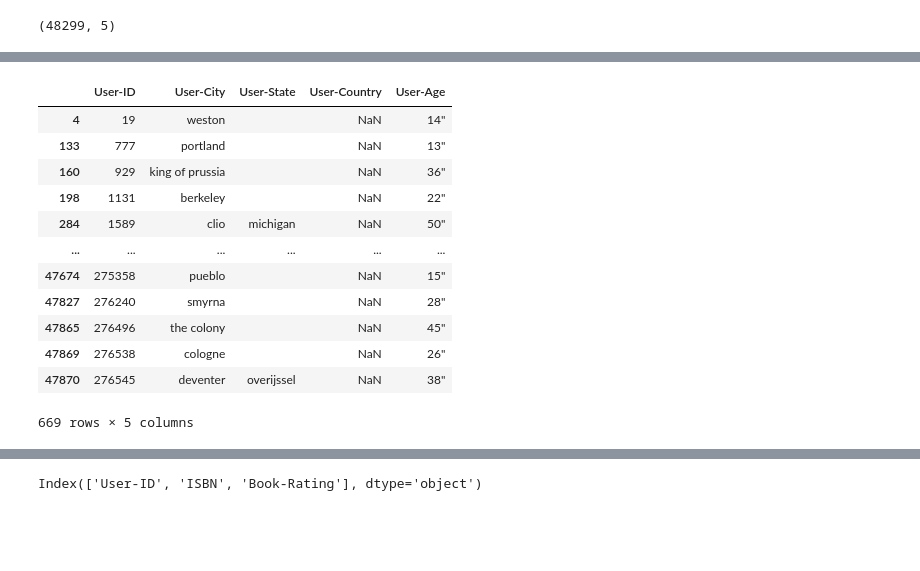
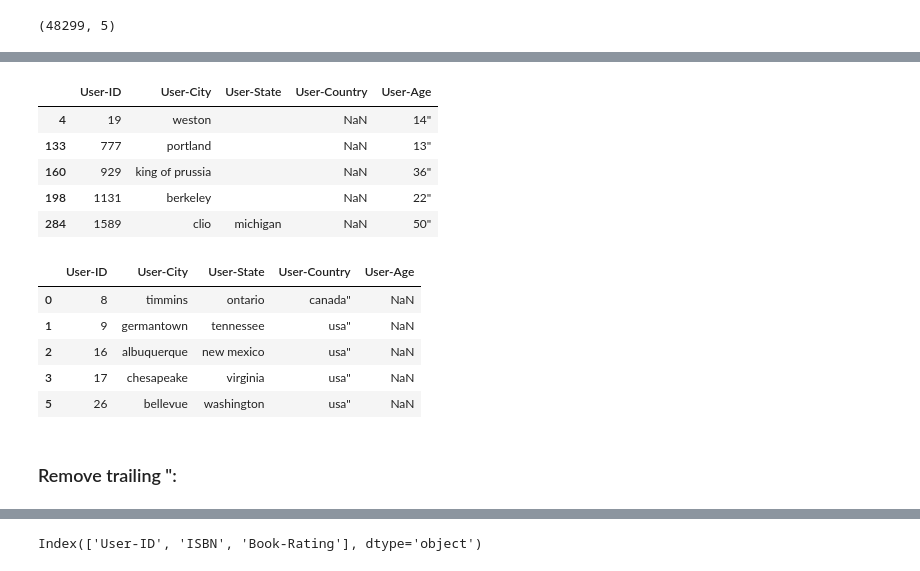
Before and after one commit to caseynator123/EDP_assigment2, a Jupyter notebook: eda/early_eda.ipynb, the cells around one changed output, grey strips where cells are left out. Cells and saved outputs as stored; diff of their text form; code cells hidden in the pictures; blank space fills up the shorter version.

```diff
--- a/eda/early_eda.ipynb
+++ b/eda/early_eda.ipynb
@@ -123,16 +307,20 @@ users[users["User-State"].isna()]
 # %%
-users[users["User-Country"].isna()]
+users[users["User-Country"].isna()].head(5)
 # %% [output]
 |  | User-ID | User-City | User-State | User-Country | User-Age |
 | 4 | 19 | weston |  | NaN | 14" |
 | 133 | 777 | portland |  | NaN | 13" |
 | 160 | 929 | king of prussia |  | NaN | 36" |
 | 198 | 1131 | berkeley |  | NaN | 22" |
 | 284 | 1589 | clio | michigan | NaN | 50" |
-| ... | ... | ... | ... | ... | ... |
-| 47674 | 275358 | pueblo |  | NaN | 15" |
-| 47827 | 276240 | smyrna |  | NaN | 28" |
-| 47865 | 276496 | the colony |  | NaN | 45" |
-| 47869 | 276538 | cologne |  | NaN | 26" |
-| 47870 | 276545 | deventer | overijssel | NaN | 38" |
-669 rows × 5 columns
+# %%
+users[users["User-Age"].isna()].head(5)
+# %% [output]
+|  | User-ID | User-City | User-State | User-Country | User-Age |
+| 0 | 8 | timmins | ontario | canada" | NaN |
+| 1 | 9 | germantown | tennessee | usa" | NaN |
+| 2 | 16 | albuquerque | new mexico | usa" | NaN |
+| 3 | 17 | chesapeake | virginia | usa" | NaN |
+| 5 | 26 | bellevue | washington | usa" | NaN |
+# %% [markdown]
+### Remove trailing ":
```
Also changed, not shown: parts of 64 cells of this notebook.
